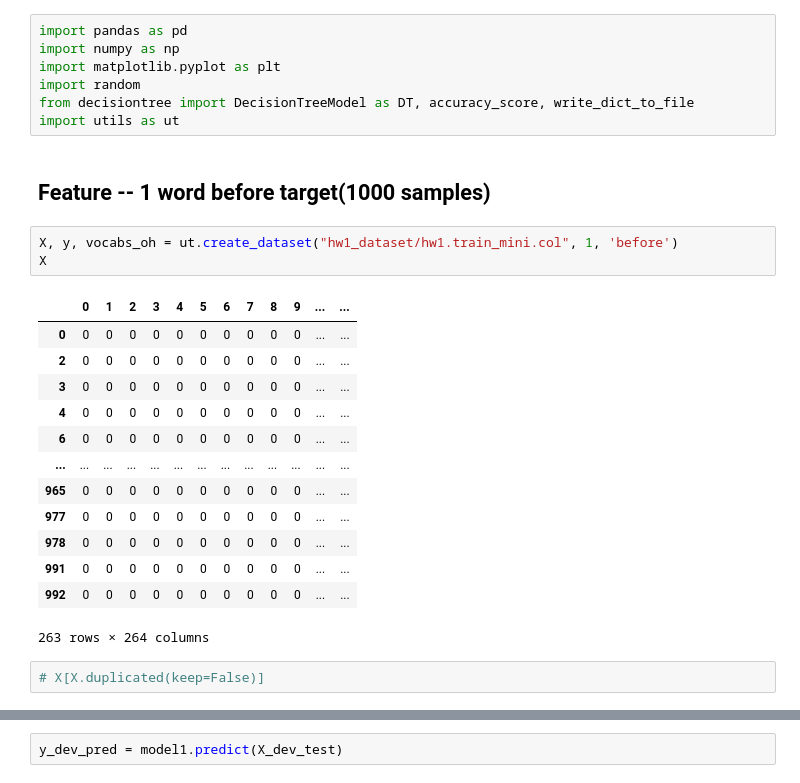
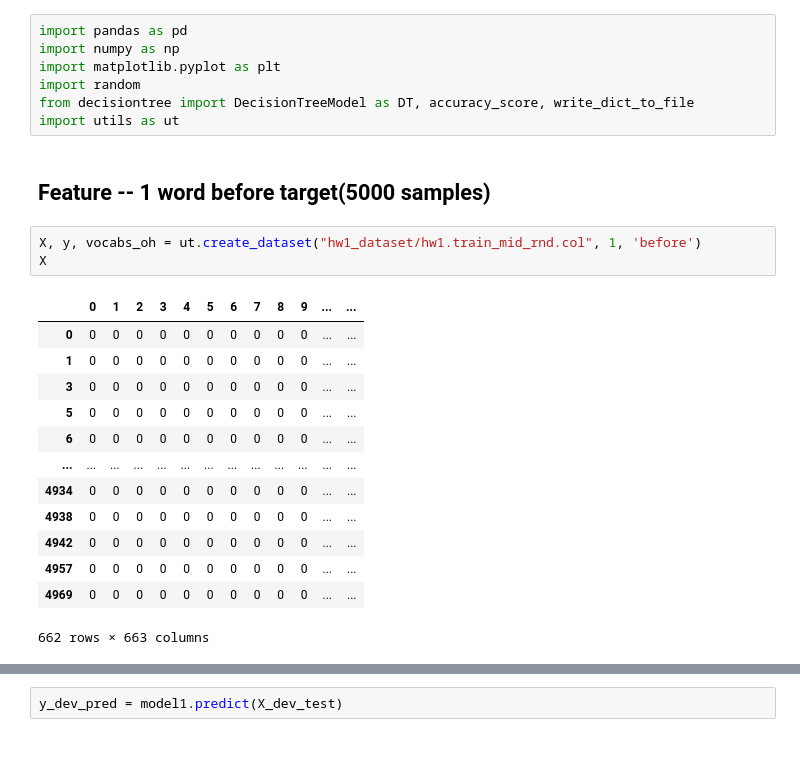
Before and after one commit to happykygo/NLP-DT-WordPredict, a Jupyter notebook: 1previousWord.ipynb, the cells around one changed output, grey strips where cells are left out. Drawn from its saved outputs; the diff is of its cells as text; blank space fills up the shorter version.

```diff
--- a/1previousWord.ipynb
+++ b/1previousWord.ipynb
@@ -6,24 +6,22 @@ import random
 from decisiontree import DecisionTreeModel as DT, accuracy_score, write_dict_to_file
 import utils as ut
 # %% [markdown]
-## Feature -- 1 word before target(1000 samples)
+## Feature -- 1 word before target(5000 samples)
 # %%
-X, y, vocabs_oh = ut.create_dataset("hw1_dataset/hw1.train_mini.col", 1, 'before')
+X, y, vocabs_oh = ut.create_dataset("hw1_dataset/hw1.train_mid_rnd.col", 1, 'before')
 X
 # %% [output]
 |  | 0 | 1 | 2 | 3 | 4 | 5 | 6 | 7 | 8 | 9 | ... | ... |
 | 0 | 0 | 0 | 0 | 0 | 0 | 0 | 0 | 0 | 0 | 0 | ... | ... |
-| 2 | 0 | 0 | 0 | 0 | 0 | 0 | 0 | 0 | 0 | 0 | ... | ... |
+| 1 | 0 | 0 | 0 | 0 | 0 | 0 | 0 | 0 | 0 | 0 | ... | ... |
 | 3 | 0 | 0 | 0 | 0 | 0 | 0 | 0 | 0 | 0 | 0 | ... | ... |
-| 4 | 0 | 0 | 0 | 0 | 0 | 0 | 0 | 0 | 0 | 0 | ... | ... |
+| 5 | 0 | 0 | 0 | 0 | 0 | 0 | 0 | 0 | 0 | 0 | ... | ... |
 | 6 | 0 | 0 | 0 | 0 | 0 | 0 | 0 | 0 | 0 | 0 | ... | ... |
 | ... | ... | ... | ... | ... | ... | ... | ... | ... | ... | ... | ... | ... |
-| 965 | 0 | 0 | 0 | 0 | 0 | 0 | 0 | 0 | 0 | 0 | ... | ... |
-| 977 | 0 | 0 | 0 | 0 | 0 | 0 | 0 | 0 | 0 | 0 | ... | ... |
-| 978 | 0 | 0 | 0 | 0 | 0 | 0 | 0 | 0 | 0 | 0 | ... | ... |
-| 991 | 0 | 0 | 0 | 0 | 0 | 0 | 0 | 0 | 0 | 0 | ... | ... |
-| 992 | 0 | 0 | 0 | 0 | 0 | 0 | 0 | 0 | 0 | 0 | ... | ... |
+| 4934 | 0 | 0 | 0 | 0 | 0 | 0 | 0 | 0 | 0 | 0 | ... | ... |
+| 4938 | 0 | 0 | 0 | 0 | 0 | 0 | 0 | 0 | 0 | 0 | ... | ... |
+| 4942 | 0 | 0 | 0 | 0 | 0 | 0 | 0 | 0 | 0 | 0 | ... | ... |
+| 4957 | 0 | 0 | 0 | 0 | 0 | 0 | 0 | 0 | 0 | 0 | ... | ... |
+| 4969 | 0 | 0 | 0 | 0 | 0 | 0 | 0 | 0 | 0 | 0 | ... | ... |
-263 rows × 264 columns
+662 rows × 663 columns
-# %%
-# X[X.duplicated(keep=False)]
 # %%
```
Also changed, not shown: parts of 31 cells of this notebook, 1 other file.
